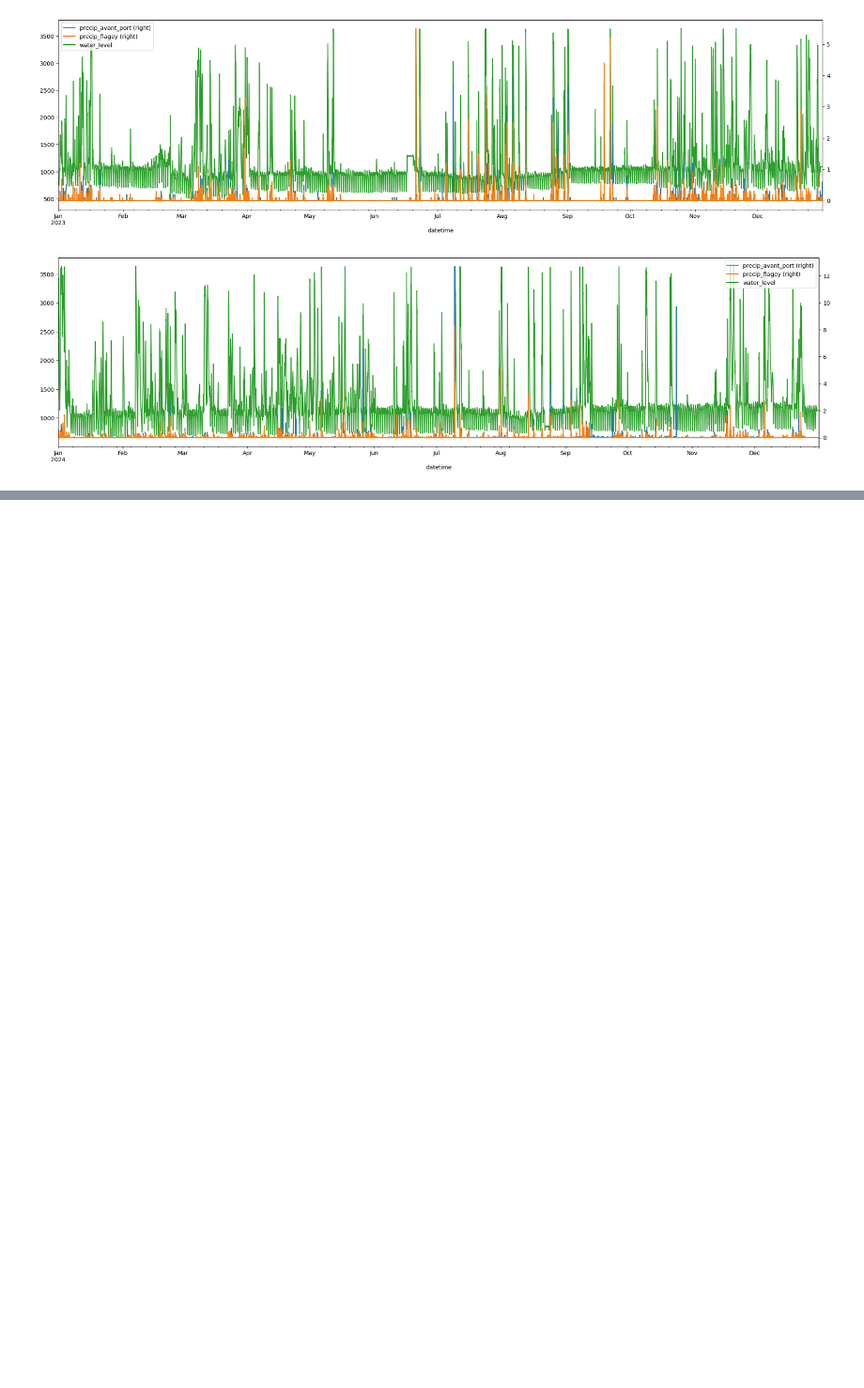
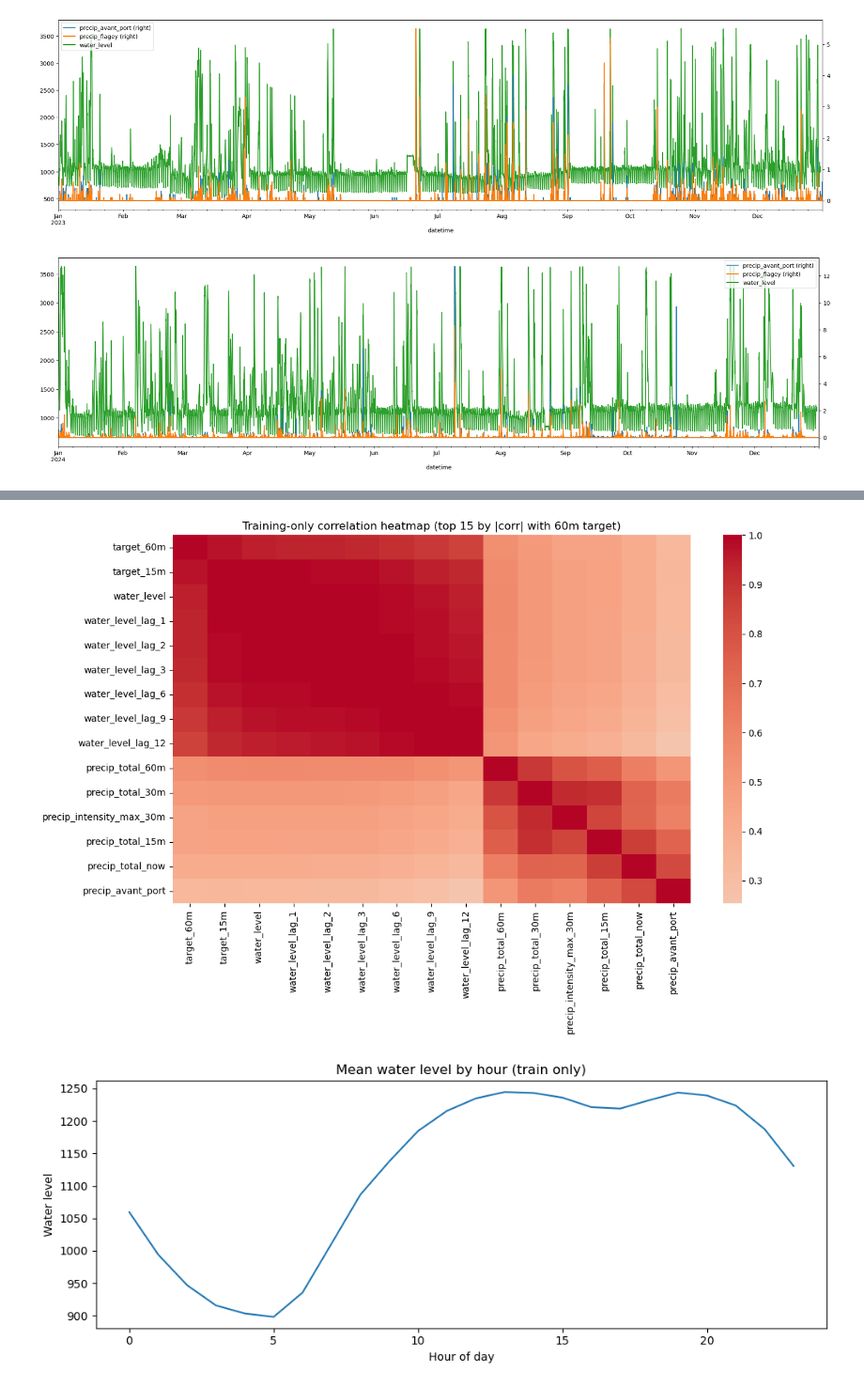
Before and after one commit to miirage-exe/overflow-prediction, a Jupyter notebook: project.ipynb, the cells around one changed output, grey strips where cells are left out. Shown at 94% size. Saved outputs shown, nothing was run; the diff lists cells and outputs as text; code cells hidden in the pictures; blank space fills up the shorter version.

```diff
--- a/project.ipynb
+++ b/project.ipynb
@@ -139,6 +174,12 @@ To predict the future, model needs to know:
 df['hour'] = df.index.hour
 df['day_of_week'] = df.index.dayofweek
 df['is_weekend'] = df.index.dayofweek.isin([5, 6]).astype(int)
+
+# Cyclical time encoding (prevents artificial discontinuity, e.g., 23:00 near 00:00)
+df['hour_sin'] = np.sin(2 * np.pi * df['hour'] / 24)
+df['hour_cos'] = np.cos(2 * np.pi * df['hour'] / 24)
+df['dow_sin'] = np.sin(2 * np.pi * df['day_of_week'] / 7)
+df['dow_cos'] = np.cos(2 * np.pi * df['day_of_week'] / 7)
 
 # Lag Features (Past Data)
 # Shift by 1 means looking 5 minutes into the past.
@@ -148,13 +189,25 @@ for lag in lags:
     df[f'precip_avant_port_lag_{lag}'] = df['precip_avant_port'].shift(lag)
     df[f'precip_flagey_lag_{lag}'] = df['precip_flagey'].shift(lag)
 
+# Precipitation dynamics from historical windows only
+df['precip_total_now'] = df['precip_avant_port'] + df['precip_flagey']
+df['precip_total_15m'] = df['precip_total_now'].rolling(window=3, min_periods=1).sum()
+df['precip_total_30m'] = df['precip_total_now'].rolling(window=6, min_periods=1).sum()
+df['precip_total_60m'] = df['precip_total_now'].rolling(window=12, min_periods=1).sum()
+df['precip_intensity_max_30m'] = df['precip_total_now'].rolling(window=6, min_periods=1).max()
+
+# Dry spell length (number of consecutive steps with no rain)
+no_rain = (df['precip_total_now'] == 0).astype(int)
+dry_group = (no_rain == 0).cumsum()
+df['dry_spell_steps'] = no_rain.groupby(dry_group).cumsum()
+
 # Target Variables (Future Data)
 # t+15 mins = 3 rows ahead (negative shift)
 df['target_water_level_15m'] = df['water_level'].shift(-3)
 # t+60 mins = 12 rows ahead
 df['target_water_level_60m'] = df['water_level'].shift(-12)
 
-# Clean up NaNs created by shifting at the boundaries
+# Clean up NaNs created by lags/rolling/target shifting boundaries
 df = df.dropna()
 
 print(f"Dataset shape after feature engineering: {df.shape}")
@@ -196,0 +299,48 @@ y_test_60 = y_60.iloc[train_size + val_size:]
+# %%
+import seaborn as sns
+import matplotlib.pyplot as plt
+
+# EDA is performed on training split only (leakage-safe)
+eda_train = X_train.copy()
+eda_train['target_15m'] = y_train_15
+eda_train['target_60m'] = y_train_60
+
+# Missingness overview
+missing_counts = eda_train.isna().sum().sort_values(ascending=False)
+print("Top columns with missing values in training matrix:")
+print(missing_counts.head(10))
+
+# Correlation heatmap (top correlated with 60m target for readability)
+top_corr_cols = eda_train.corr()['target_60m'].abs().sort_values(ascending=False).head(15).index.tolist()
+plt.figure(figsize=(12, 8))
+sns.heatmap(eda_train[top_corr_cols].corr(), cmap='coolwarm', center=0, annot=False)
+plt.title('Training-only correlation heatmap (top 15 by |corr| with 60m target)')
+plt.tight_layout()
+plt.show()
+
+# Temporal behavior of water level on training split
+plt.figure(figsize=(10, 4))
+eda_train.groupby('hour')['water_level'].mean().plot()
+plt.title('Mean water level by hour (train only)')
+plt.xlabel('Hour of day')
+plt.ylabel('Water level')
+plt.tight_layout()
+plt.show()
+
+plt.figure(figsize=(10, 4))
+eda_train.groupby('day_of_week')['water_level'].mean().plot(kind='bar')
+plt.title('Mean water level by day of week (train only)')
+plt.xlabel('Day of week (0=Mon)')
+plt.ylabel('Water level')
+plt.tight_layout()
+plt.show()
+
+# Rainfall-water level relation (short-horizon)
+plt.figure(figsize=(6, 5))
+plt.scatter(eda_train['precip_total_15m'], eda_train['water_level'], s=6, alpha=0.2)
+plt.title('Train-only scatter: 15-min rain accumulation vs water level')
+plt.xlabel('precip_total_15m')
+plt.ylabel('water_level')
+plt.tight_layout()
+plt.show()
+# %% [output]
@@ -196,0 +359,2 @@ y_test_60 = y_60.iloc[train_size + val_size:]
+[figure, added]
+[figure, added]
```
Also changed, not shown: parts of 25 cells of this notebook.
